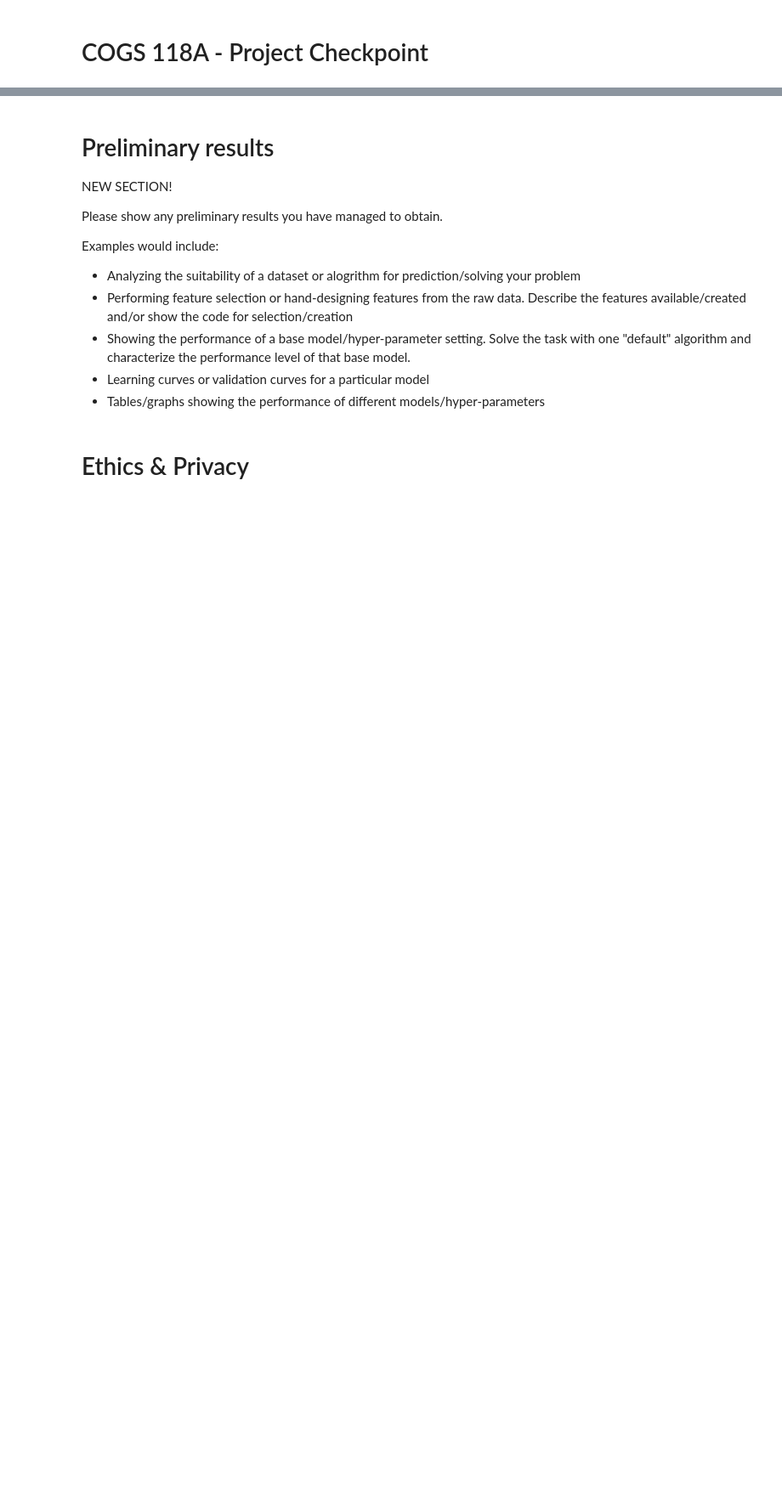
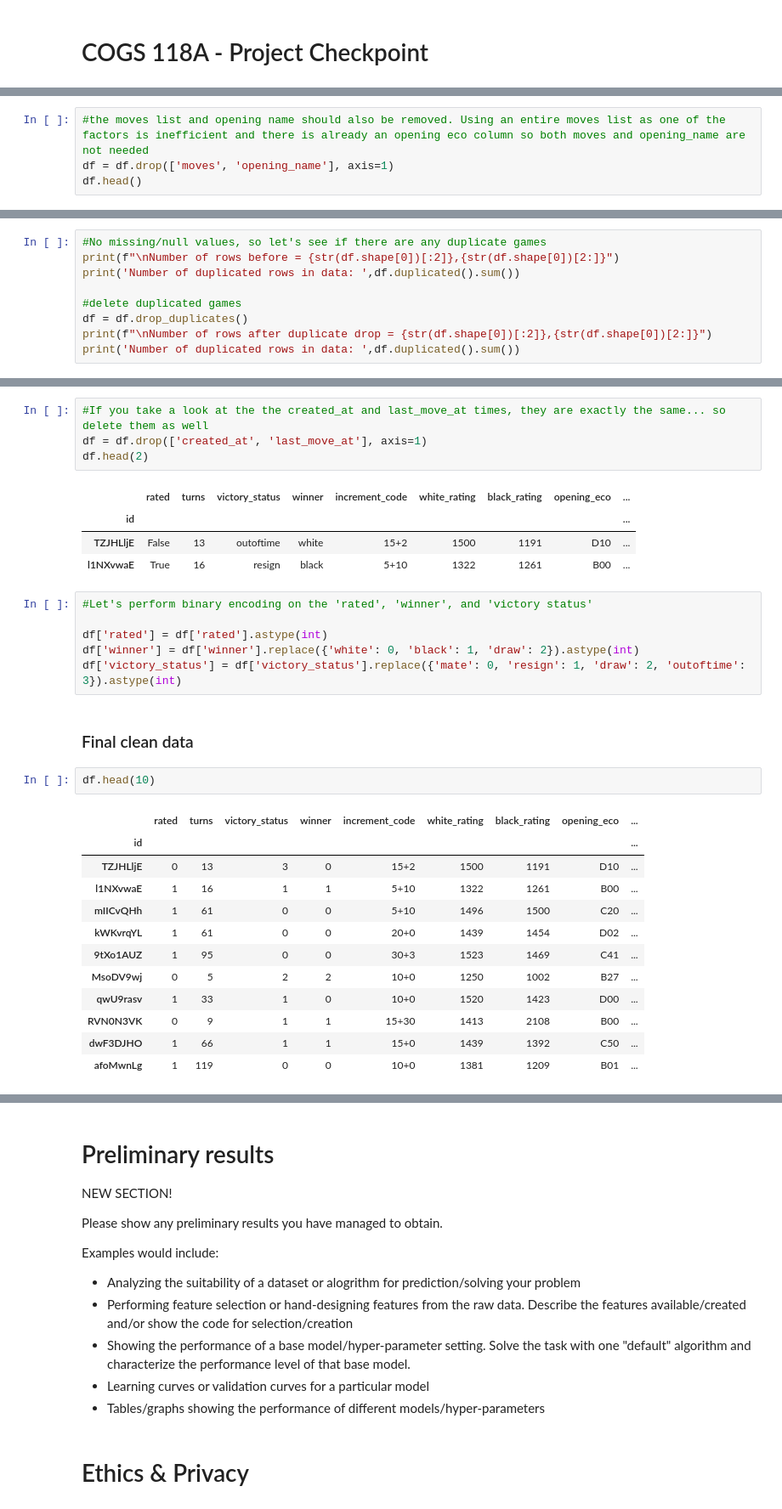
Before and after one commit to kalampark/Lichess-analysis-and-winner-prediction, a Jupyter notebook: CheckpointGroup037-Wi23.ipynb, the cells around one changed output, grey strips where cells are left out. Shown: that part at 85% size. Saved outputs shown, nothing was run; the diff lists cells and outputs as text; blank space fills up the shorter version.

```diff
--- a/CheckpointGroup037-Wi23.ipynb
+++ b/CheckpointGroup037-Wi23.ipynb
@@ -56,0 +127,4 @@ Propose at least one evaluation metric that can be used to quantify the performa
+# %%
+#the moves list and opening name should also be removed. Using an entire moves list as one of the factors is inefficient and there is already an opening eco column so both moves and opening_name are not needed
+df = df.drop(['moves', 'opening_name'], axis=1)
+df.head()
@@ -56,0 +155,9 @@ Propose at least one evaluation metric that can be used to quantify the performa
+# %%
+#No missing/null values, so let's see if there are any duplicate games
+print(f"\nNumber of rows before = {str(df.shape[0])[:2]},{str(df.shape[0])[2:]}")
+print('Number of duplicated rows in data: ',df.duplicated().sum())
+
+#delete duplicated games
+df = df.drop_duplicates()
+print(f"\nNumber of rows after duplicate drop = {str(df.shape[0])[:2]},{str(df.shape[0])[2:]}")
+print('Number of duplicated rows in data: ',df.duplicated().sum())
@@ -56,0 +170,32 @@ Propose at least one evaluation metric that can be used to quantify the performa
+# %%
+#If you take a look at the the created_at and last_move_at times, they are exactly the same... so delete them as well
+df = df.drop(['created_at', 'last_move_at'], axis=1)
+df.head(2)
+# %% [output]
+|  | rated | turns | victory_status | winner | increment_code | white_rating | black_rating | opening_eco | ... |
+| id |  |  |  |  |  |  |  |  | ... |
+| TZJHLljE | False | 13 | outoftime | white | 15+2 | 1500 | 1191 | D10 | ... |
+| l1NXvwaE | True | 16 | resign | black | 5+10 | 1322 | 1261 | B00 | ... |
+# %%
+#Let's perform binary encoding on the 'rated', 'winner', and 'victory status'
+
+df['rated'] = df['rated'].astype(int)
+df['winner'] = df['winner'].replace({'white': 0, 'black': 1, 'draw': 2}).astype(int)
+df['victory_status'] = df['victory_status'].replace({'mate': 0, 'resign': 1, 'draw': 2, 'outoftime': 3}).astype(int)
+# %% [markdown]
+### Final clean data
+# %%
+df.head(10)
+# %% [output]
+|  | rated | turns | victory_status | winner | increment_code | white_rating | black_rating | opening_eco | ... |
+| id |  |  |  |  |  |  |  |  | ... |
+| TZJHLljE | 0 | 13 | 3 | 0 | 15+2 | 1500 | 1191 | D10 | ... |
+| l1NXvwaE | 1 | 16 | 1 | 1 | 5+10 | 1322 | 1261 | B00 | ... |
+| mIICvQHh | 1 | 61 | 0 | 0 | 5+10 | 1496 | 1500 | C20 | ... |
+| kWKvrqYL | 1 | 61 | 0 | 0 | 20+0 | 1439 | 1454 | D02 | ... |
+| 9tXo1AUZ | 1 | 95 | 0 | 0 | 30+3 | 1523 | 1469 | C41 | ... |
+| MsoDV9wj | 0 | 5 | 2 | 2 | 10+0 | 1250 | 1002 | B27 | ... |
+| qwU9rasv | 1 | 33 | 1 | 0 | 10+0 | 1520 | 1423 | D00 | ... |
+| RVN0N3VK | 0 | 9 | 1 | 1 | 15+30 | 1413 | 2108 | B00 | ... |
+| dwF3DJHO | 1 | 66 | 1 | 1 | 15+0 | 1439 | 1392 | C50 | ... |
+| afoMwnLg | 1 | 119 | 0 | 0 | 10+0 | 1381 | 1209 | B01 | ... |
```
Also changed, not shown: parts of 30 cells of this notebook, 1 other file.
